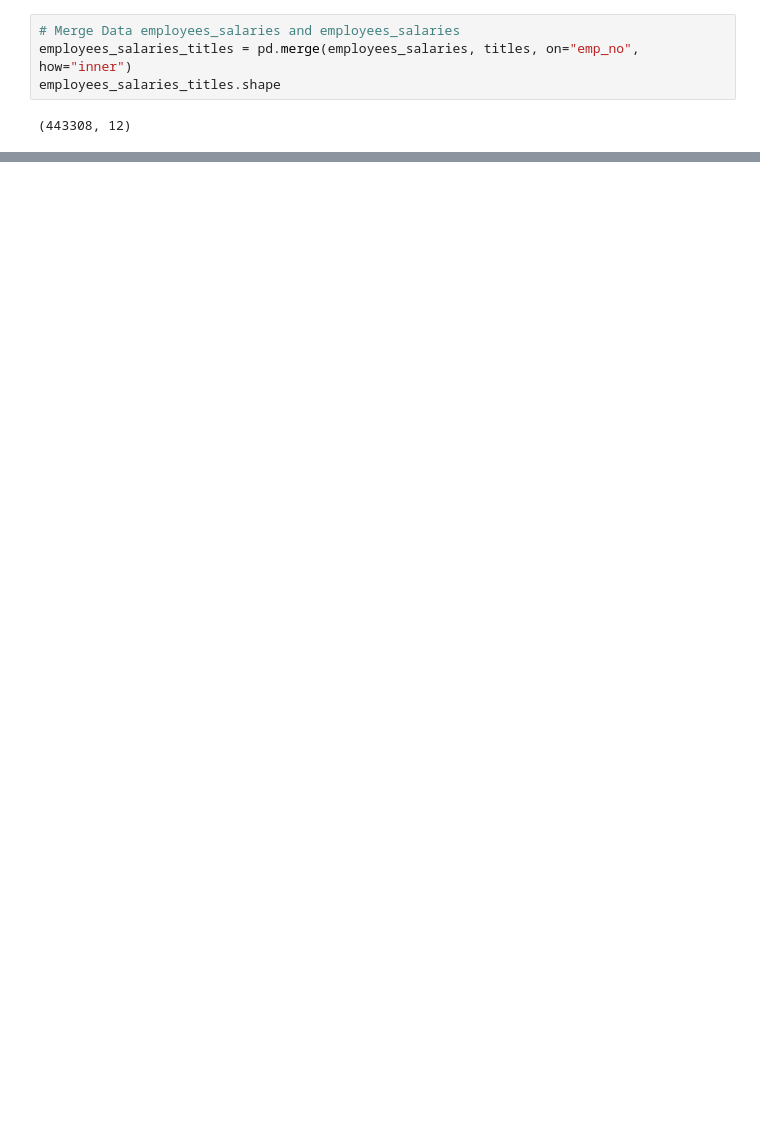
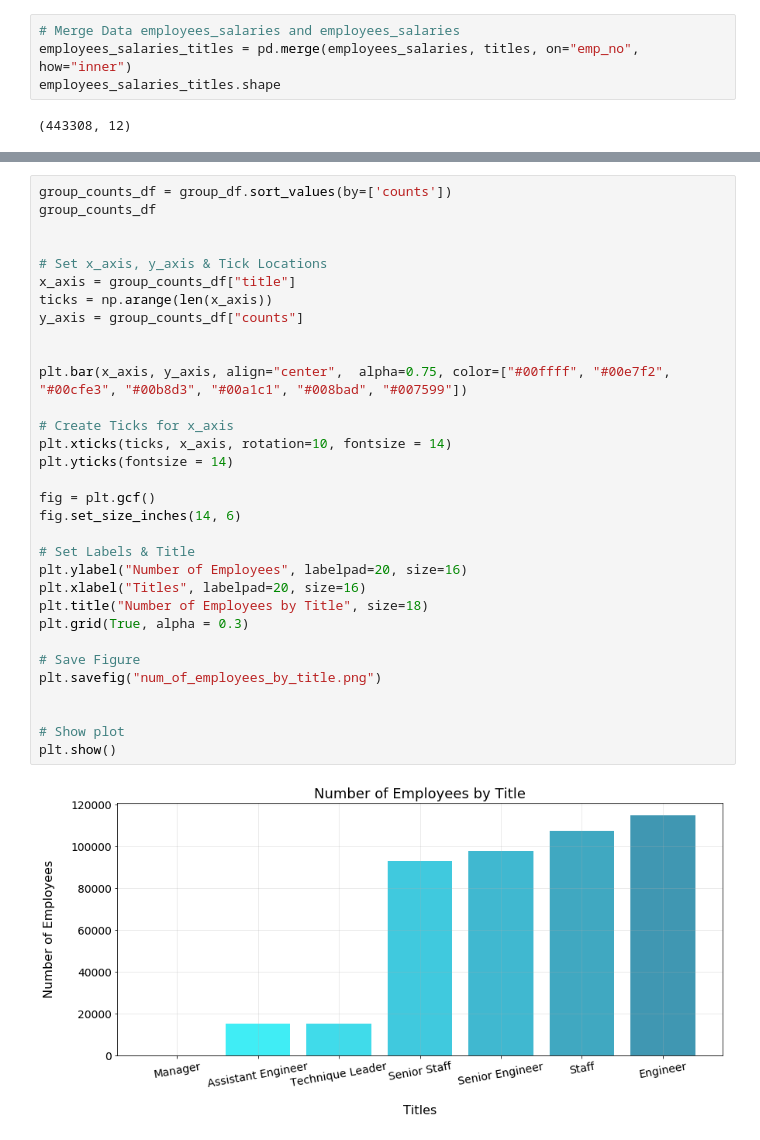
Before and after one commit to LinaSachuk/DU_HomeWork, a Jupyter notebook: sql-challenge/EmployeeSQL/HomeWork(Bonus).ipynb, the cells around one changed output, grey strips where cells are left out. Cells and saved outputs as stored; diff of their text form; blank space fills up the shorter version.

Commit message:
added bar chart for Title  vs Count

```diff
--- a/sql-challenge/EmployeeSQL/HomeWork(Bonus).ipynb
+++ b/sql-challenge/EmployeeSQL/HomeWork(Bonus).ipynb
@@ -173,3 +175,37 @@ plt.savefig("avr_salary_by_title.png")
 plt.show()
 # %% [output]
 [figure]
+# %%
+group_counts_df = group_df.sort_values(by=['counts'])
+group_counts_df
+
+
+# Set x_axis, y_axis & Tick Locations
+x_axis = group_counts_df["title"]
+ticks = np.arange(len(x_axis))
+y_axis = group_counts_df["counts"]
+
+
+plt.bar(x_axis, y_axis, align="center",  alpha=0.75, color=["#00ffff", "#00e7f2", "#00cfe3", "#00b8d3", "#00a1c1", "#008bad", "#007599"])
+
+# Create Ticks for x_axis
+plt.xticks(ticks, x_axis, rotation=10, fontsize = 14)
+plt.yticks(fontsize = 14)
+
+fig = plt.gcf()
+fig.set_size_inches(14, 6)
+
+# Set Labels & Title
+plt.ylabel("Number of Employees", labelpad=20, size=16)
+plt.xlabel("Titles", labelpad=20, size=16)
+plt.title("Number of Employees by Title", size=18)
+plt.grid(True, alpha = 0.3)
+
+# Save Figure
+plt.savefig("num_of_employees_by_title.png")
+
+
+# Show plot
+plt.show()
+# %% [output]
+[figure, added]
```
Also changed, not shown: parts of 3 cells of this notebook, 2 other files.
